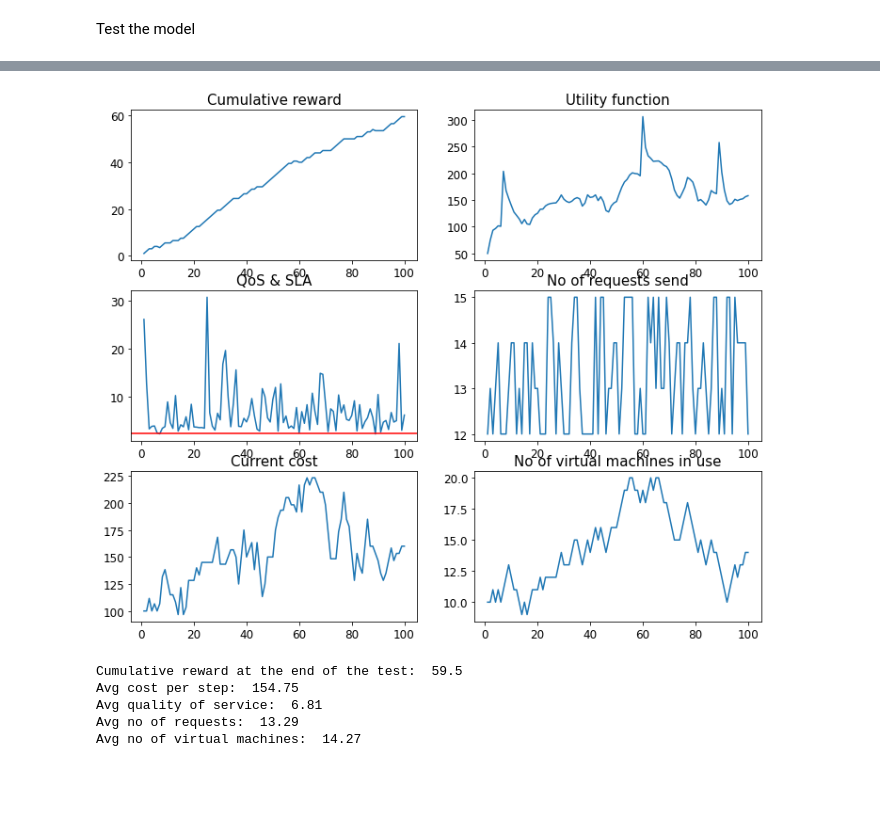
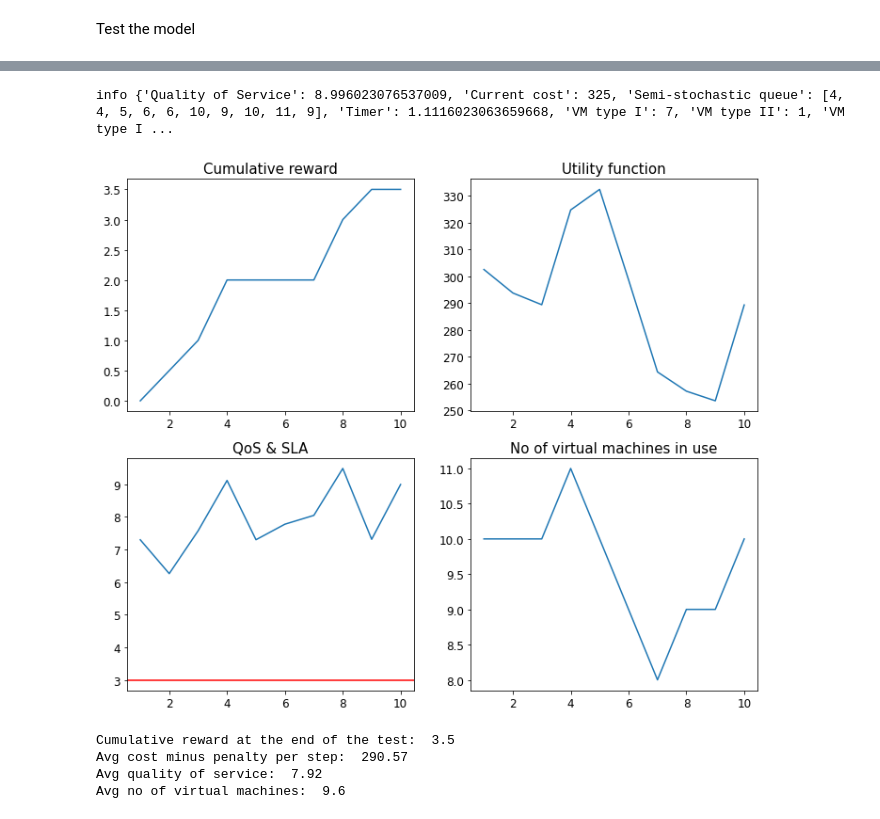
Before and after one commit to dkapczynska/Resource_management_RL, a Jupyter notebook: 03. Proximal Policy Optimization Algorithm.ipynb, the cells around one changed output, grey strips where cells are left out. Drawn from its saved outputs; the diff is of its cells as text; code cells hidden in the pictures; blank space fills up the shorter version.

```diff
--- a/03. Proximal Policy Optimization Algorithm.ipynb
+++ b/03. Proximal Policy Optimization Algorithm.ipynb
@@ -39,14 +37,13 @@ warnings.filterwarnings("ignore")
 # %% [markdown]
 Prepare the enviroment
 # %%
-# Replicate runs
-TEST_EPISODES = 10
-
 # SIM PARAMETERS
-SLA = 2.5
-VM_TYPE1 = 5
+SLA = 3
+VM_TYPE1 = 7
 VM_TYPE2 = 3
 VM_TYPE3 = 1
+SCENARIO = 'train'
+PENALTY = 200
 STEPS = 100
 ALPHA = 0.5
 BETA = 0.5
@@ -56,6 +53,8 @@ env = Sim(sla = SLA,
           vm_2 = VM_TYPE2,
           vm_3 = VM_TYPE3,
           steps = STEPS,
+          penalty = PENALTY,
+          scenario = SCENARIO,
           alpha = ALPHA,
           beta = BETA)
 # %%
@@ -72,8 +62,8 @@ eval_callback = EvalCallback(env,
 # %% [markdown]
 Train the model
 # %%
-model = PPO('MlpPolicy', env, verbose = 1, tensorboard_log=log_path)
-model.learn(total_timesteps=2000, callback=eval_callback)
+model = PPO('MlpPolicy', env, verbose = 1, learning_rate=0.003, gamma=0.99)
+model.learn(total_timesteps=1000)
 # %% [output]
 Using cpu device
 Wrapping the env with a `Monitor` wrapper
@@ -157,24 +93,11 @@ info {'Quality of Service': 6.1998, 'Current cost': 160.0, 'Queue len': 12, 'Tim
-# %%
-viz_performance(cumulative_reward=value,
-               utility_function=utility_function,
-               qos=quality_of_service,
-               queue_len=queue_len,
-               cost = cost_lst,
-               no_of_vm = no_of_vm_lst,
-               steps=steps_lst,
-               sla=SLA)
-# %% [output]
-[figure, removed]
-# %%
-# detailed results:
-print("Cumulative reward at the end of the test: ", value[-1])
-print("Avg cost per step: ", np.round(np.mean(cost_lst), 2))
-print("Avg quality of service: ", np.round(np.mean(quality_of_service), 2))
-print("Avg no of requests: ", np.mean(queue_len))
-print("Avg no of virtual machines: ", np.mean(no_of_vm_lst))
-# %% [output]
-Cumulative reward at the end of the test:  59.5
-Avg cost per step:  154.75
-Avg quality of service:  6.81
-Avg no of requests:  13.29
-Avg no of virtual machines:  14.27
+# %%
+STEPS = 10
+SCENARIO = 'test_scenario_1'
+test_model_SB(model, SLA, VM_TYPE1, VM_TYPE2, VM_TYPE3, STEPS, SCENARIO, PENALTY, ALPHA, BETA)
+# %% [output]
+info {'Quality of Service': 8.996023076537009, 'Current cost': 325, 'Semi-stochastic queue': [4, 4, 5, 6, 6, 10, 9, 10, 11, 9], 'Timer': 1.1116023063659668, 'VM type I': 7, 'VM type II': 1, 'VM type I ...
+[figure, added]
+Cumulative reward at the end of the test:  3.5
+Avg cost minus penalty per step:  290.57
+Avg quality of service:  7.92
+Avg no of virtual machines:  9.6
```
Also changed, not shown: parts of 10 cells of this notebook.
